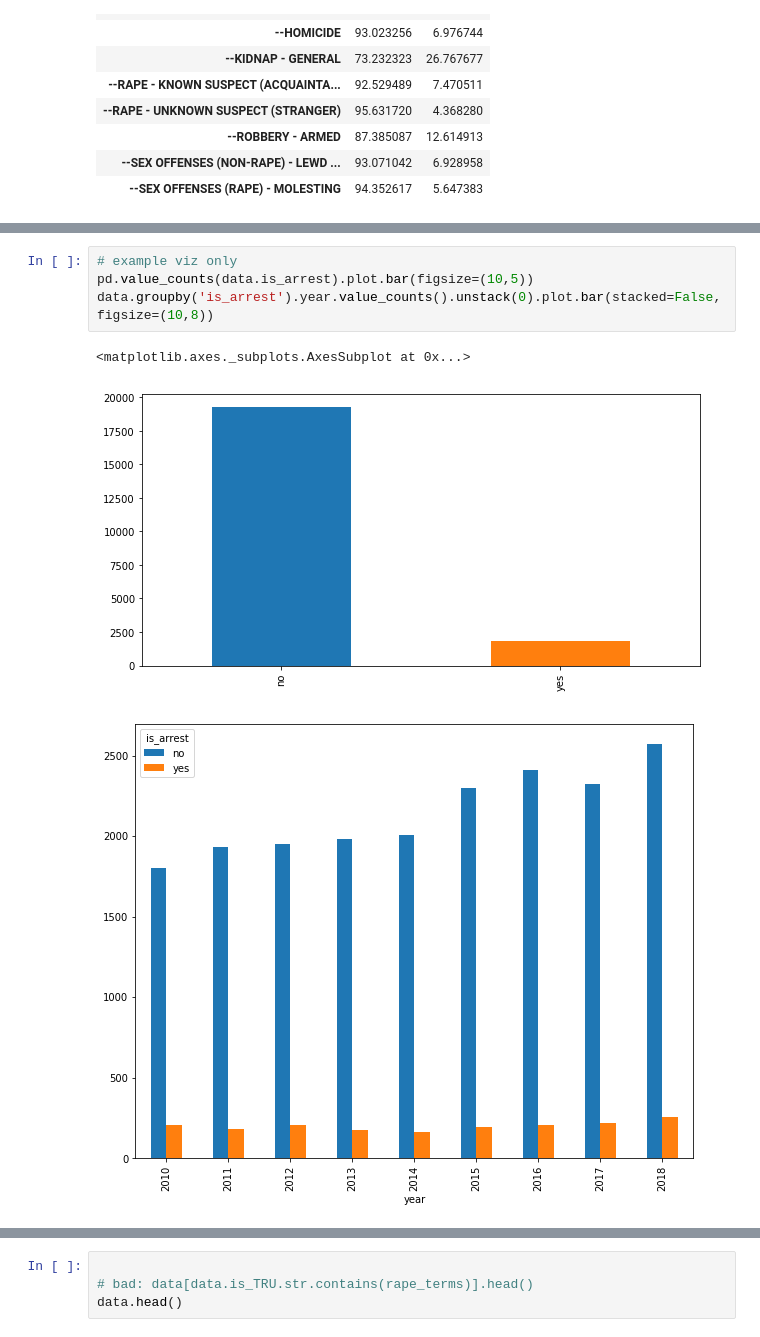
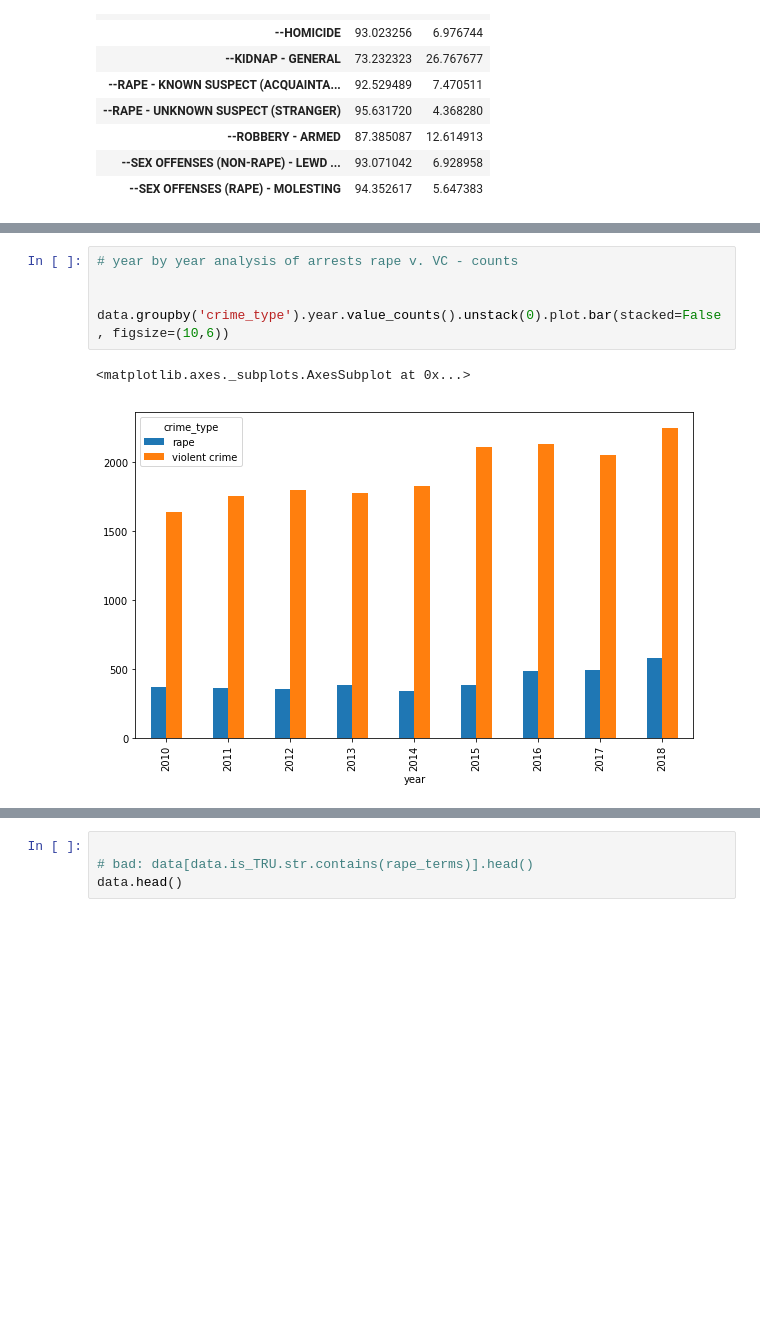
Before and after one commit to teacupwoozy/spd_notebook_archive, a Jupyter notebook: spd_notebook/2010-2018_sexcrimes_violentcrimes_percentages.ipynb, the cells around one changed output, grey strips where cells are left out. Cells and saved outputs as stored; diff of their text form; blank space fills up the shorter version.

```diff
--- a/spd_notebook/2010-2018_sexcrimes_violentcrimes_percentages.ipynb
+++ b/spd_notebook/2010-2018_sexcrimes_violentcrimes_percentages.ipynb
@@ -235,8 +241,8 @@ plt.show()
 # %%
-# example viz only
-pd.value_counts(data.is_arrest).plot.bar(figsize=(10,5))
-data.groupby('is_arrest').year.value_counts().unstack(0).plot.bar(stacked=False, figsize=(10,8))
+# year by year analysis of arrests rape v. VC - counts
+
+
+data.groupby('crime_type').year.value_counts().unstack(0).plot.bar(stacked=False, figsize=(10,6))
 # %% [output]
 <matplotlib.axes._subplots.AxesSubplot at 0x...>
-[figure, old version]
+[figure, new version]
-[figure, removed]
```
Also changed, not shown: parts of 15 cells of this notebook.
